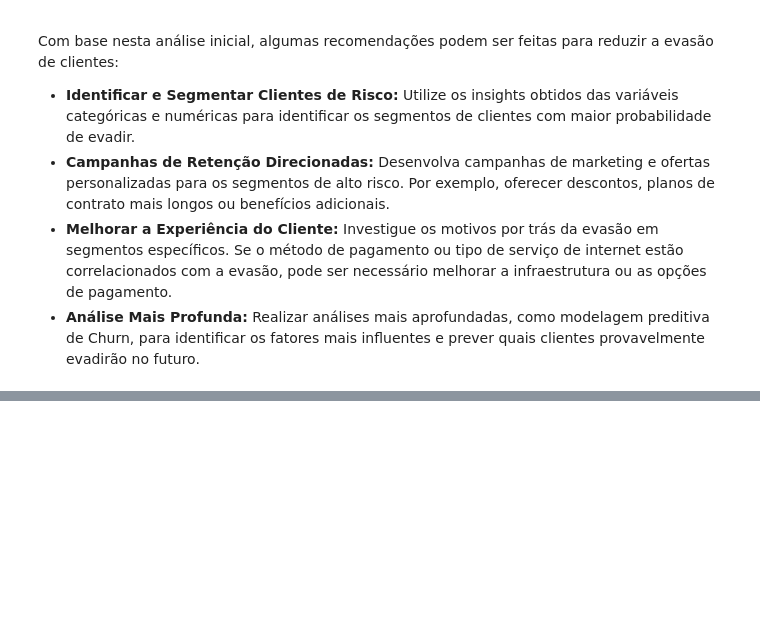
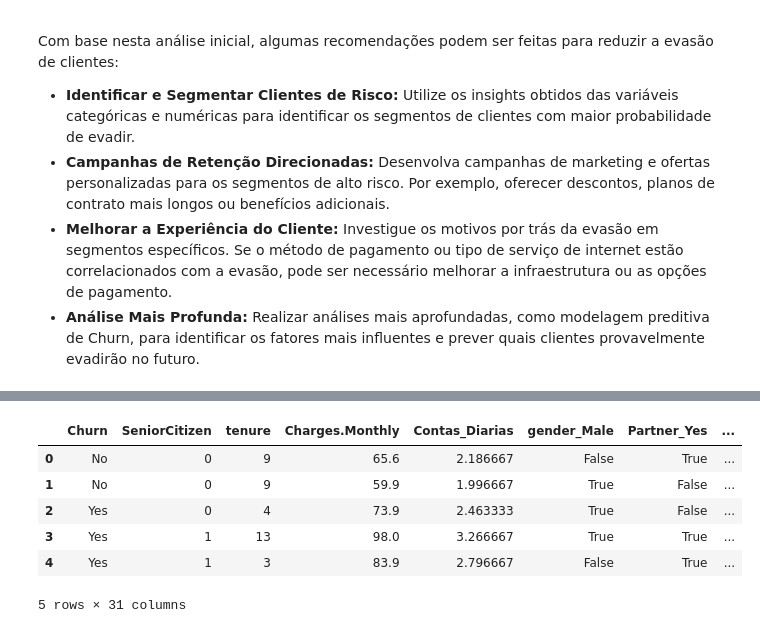
Before and after one commit to alexandra86/TelecomX_BR-alexandra86, a Jupyter notebook: TelecomX_BR.ipynb, the cells around one changed output, grey strips where cells are left out. Drawn from its saved outputs; the diff is of its cells as text; code cells hidden in the pictures; blank space fills up the shorter version.

```diff
--- a/TelecomX_BR.ipynb
+++ b/TelecomX_BR.ipynb
@@ -268,0 +298,16 @@ Com base nesta análise inicial, algumas recomendações podem ser feitas para r
+# %%
+# Atualizar categorical_cols para excluir 'Charges.Total'
+if 'Charges.Total' in categorical_cols:
+    categorical_cols.remove('Charges.Total')
+
+# Executando codificação one-hot
+dt_telecom_encoded = pd.get_dummies(dt_telecom_tratado, columns=categorical_cols, drop_first=True)
+display(dt_telecom_encoded.head())
+# %% [output]
+|  | Churn | SeniorCitizen | tenure | Charges.Monthly | Contas_Diarias | gender_Male | Partner_Yes | ... |
+| 0 | No | 0 | 9 | 65.6 | 2.186667 | False | True | ... |
+| 1 | No | 0 | 9 | 59.9 | 1.996667 | True | False | ... |
+| 2 | Yes | 0 | 4 | 73.9 | 2.463333 | True | False | ... |
+| 3 | Yes | 1 | 13 | 98.0 | 3.266667 | True | True | ... |
+| 4 | Yes | 1 | 3 | 83.9 | 2.796667 | False | True | ... |
+5 rows × 31 columns
```
Also changed, not shown: parts of 5 cells of this notebook.
